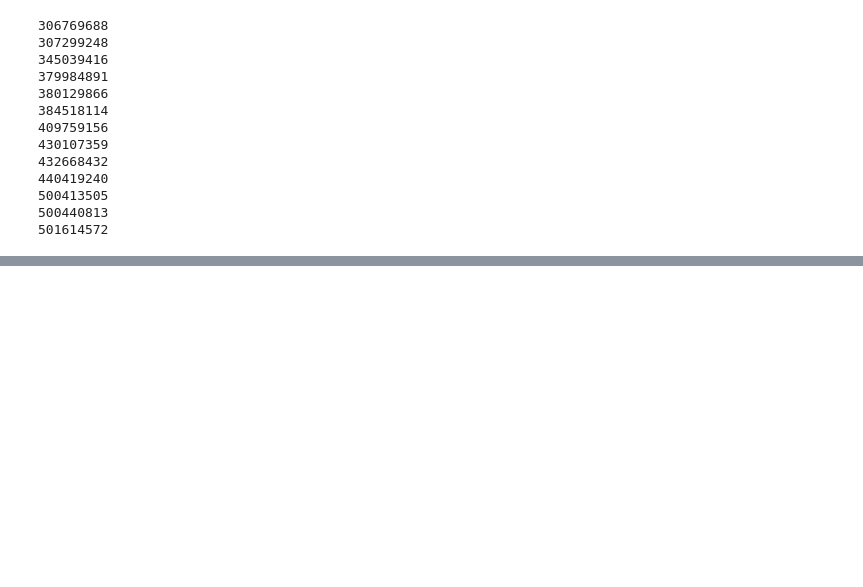
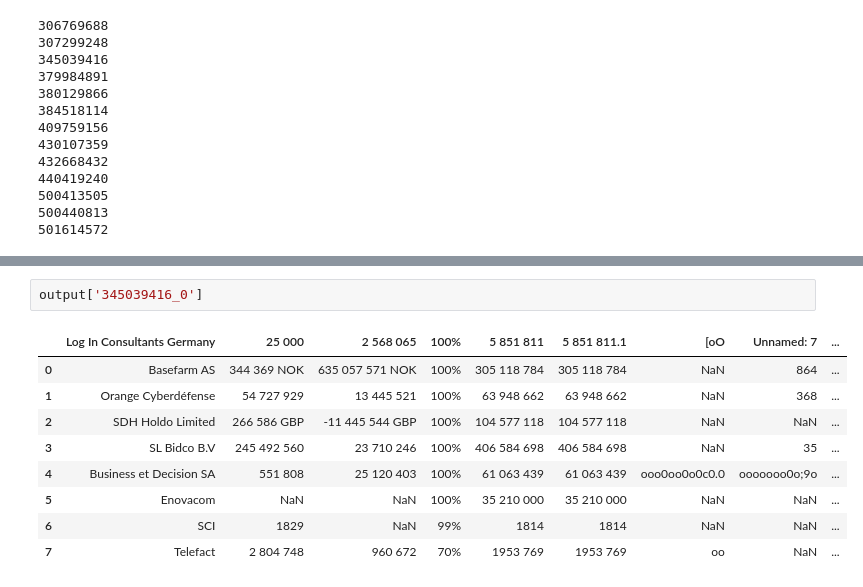
Before and after one commit to InseeFrLab/extraction-comptes-sociaux, a Jupyter notebook: notebooks/predict_tabletransformer_orange.ipynb, the cells around one changed output, grey strips where cells are left out. Saved outputs shown, nothing was run; the diff lists cells and outputs as text; blank space fills up the shorter version.

```diff
--- a/notebooks/predict_tabletransformer_orange.ipynb
+++ b/notebooks/predict_tabletransformer_orange.ipynb
@@ -365,0 +313,12 @@ result['306769688_0']
+# %%
+output['345039416_0']
+# %% [output]
+|  | Log In Consultants Germany | 25 000 | 2 568 065 | 100% | 5 851 811 | 5 851 811.1 | [oO | Unnamed: 7 | ... |
+| 0 | Basefarm AS | 344 369 NOK | 635 057 571 NOK | 100% | 305 118 784 | 305 118 784 | NaN | 864 | ... |
+| 1 | Orange Cyberdéfense | 54 727 929 | 13 445 521 | 100% | 63 948 662 | 63 948 662 | NaN | 368 | ... |
+| 2 | SDH Holdo Limited | 266 586 GBP | -11 445 544 GBP | 100% | 104 577 118 | 104 577 118 | NaN | NaN | ... |
+| 3 | SL Bidco B.V | 245 492 560 | 23 710 246 | 100% | 406 584 698 | 406 584 698 | NaN | 35 | ... |
+| 4 | Business et Decision SA | 551 808 | 25 120 403 | 100% | 61 063 439 | 61 063 439 | ooo0oo0o0c0.0 | ooooooo0o;9o | ... |
+| 5 | Enovacom | NaN | NaN | 100% | 35 210 000 | 35 210 000 | NaN | NaN | ... |
+| 6 | SCI | 1829 | NaN | 99% | 1814 | 1814 | NaN | NaN | ... |
+| 7 | Telefact | 2 804 748 | 960 672 | 70% | 1953 769 | 1953 769 | oo | NaN | ... |
```
Also changed, not shown: parts of 10 cells of this notebook.
